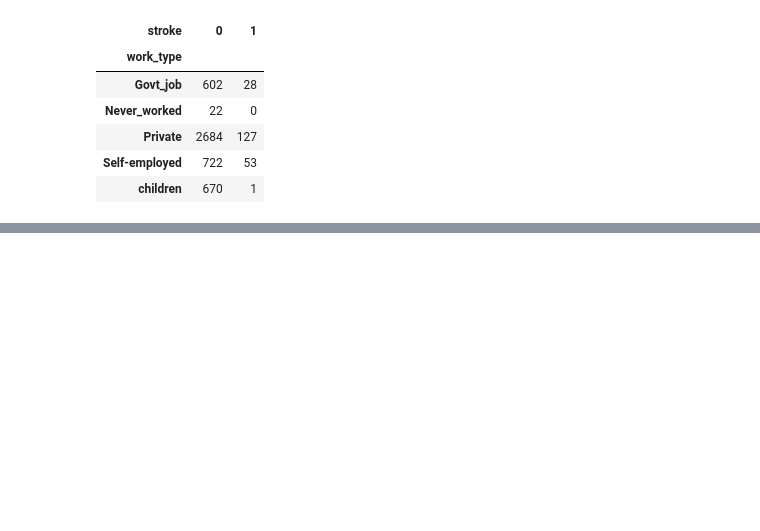
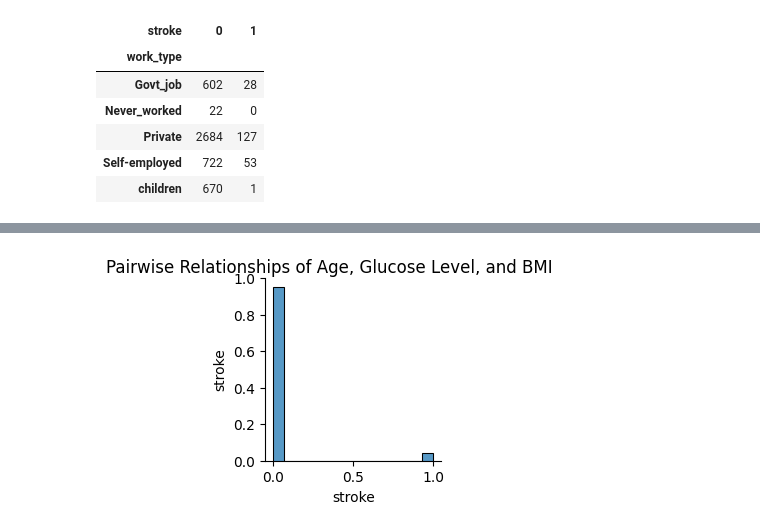
Before and after one commit to Shin1am/EGBI222_Pair_Project_6713376_6713389, a Jupyter notebook: EGBI222_Project.ipynb, the cells around one changed output, grey strips where cells are left out. Cells and saved outputs as stored; diff of their text form; code cells hidden in the pictures; blank space fills up the shorter version.

```diff
--- a/EGBI222_Project.ipynb
+++ b/EGBI222_Project.ipynb
@@ -359,0 +460,7 @@ plt.show()
+# %%
+cols = ['ever_married', 'gender', 'stroke']
+sns.pairplot(df[cols])
+plt.suptitle('Pairwise Relationships of Age, Glucose Level, and BMI', y=1.02)
+plt.show()
+# %% [output]
+[figure, added]
```
Also changed, not shown: parts of 22 cells of this notebook.
